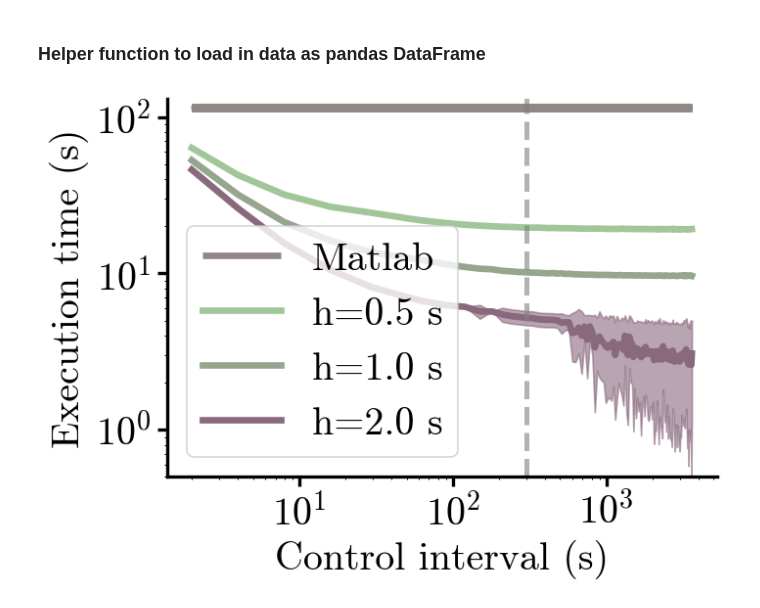
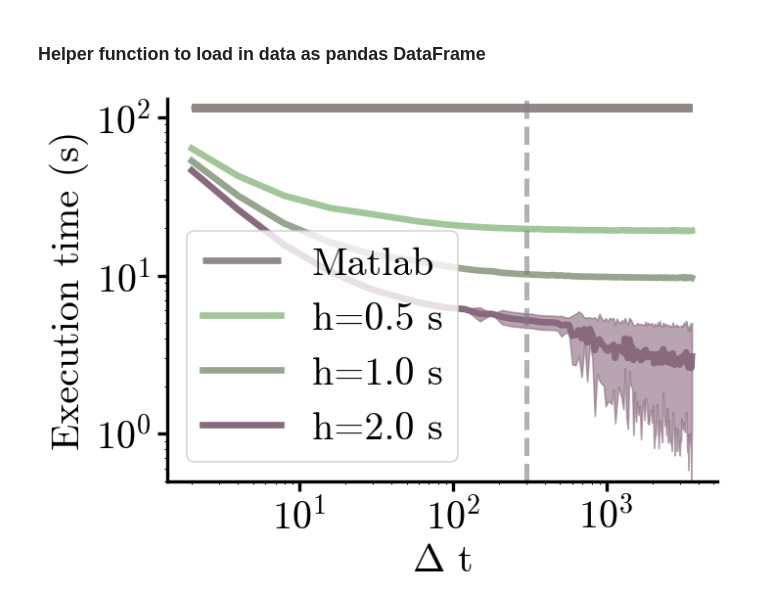
Before and after one commit to BartvLaatum/GreenLightGym, a Jupyter notebook: greenlight_gym/visualisations/effect_frequency.ipynb, the cells around one changed output. Cells and saved outputs as stored; diff of their text form; code cells hidden in the pictures.

```diff
--- a/greenlight_gym/visualisations/effect_frequency.ipynb
+++ b/greenlight_gym/visualisations/effect_frequency.ipynb
@@ -87,31 +87,31 @@ step_size_run_time_std = [df.groupby('Control frequency', as_index=False).std()
 # %%
 fig = plt.figure(dpi=120)
 ax = fig.add_subplot()
 
 colors = [cm.tokyoS(i) for i in range(4,7)]
 
 ax.hlines(matlab_timing, xmin=2, xmax=3600, label="Matlab", linewidth=4, linestyle="-", colors=cm.tokyoS(2), alpha=1.0)
 ax.fill_between([2, 3600], matlab_timing_mean - matlab_timing_std, matlab_timing_mean + matlab_timing_std, color=cm.tokyoS(2), alpha=0.6)
 
 for i, df_mean in enumerate(step_size_run_time_mean):
     ax.plot(df_mean['Control frequency'], df_mean['Run time'], linewidth=4, color=colors[i], label=f'h={step_sizes[i]} s')
     ax.fill_between(df_mean['Control frequency'], df_mean['Run time'] - step_size_run_time_std[i]['Run time'], df_mean['Run time'] + step_size_run_time_std[i]['Run time'], color=colors[i], alpha=0.6)
 
 ylim = ax.get_ylim()
 ax.vlines(300, 0.5, 200, linestyle="--", linewidth=3, color='grey', alpha=0.6)
 
 ax.set_ylim(0.5, 130)
 
 ax.set_ylabel("Execution time (s)")
-ax.set_xlabel("Control interval (s)")
+ax.set_xlabel(r"$\Delta$ t")
 ax.set_yscale('log')
 ax.set_xscale('log')
 ax.legend(loc='lower left')
 fig.tight_layout()
 fig.savefig("execution_time.svg")
 plt.show()
 # %% [output]
-[figure, old version]
+[figure, new version]
 # %%
 def compute_relative_diff(truth, deviation):
     return (deviation-truth)/truth * 100
```
Also changed, not shown: parts of 6 cells of this notebook, 39 other files.
